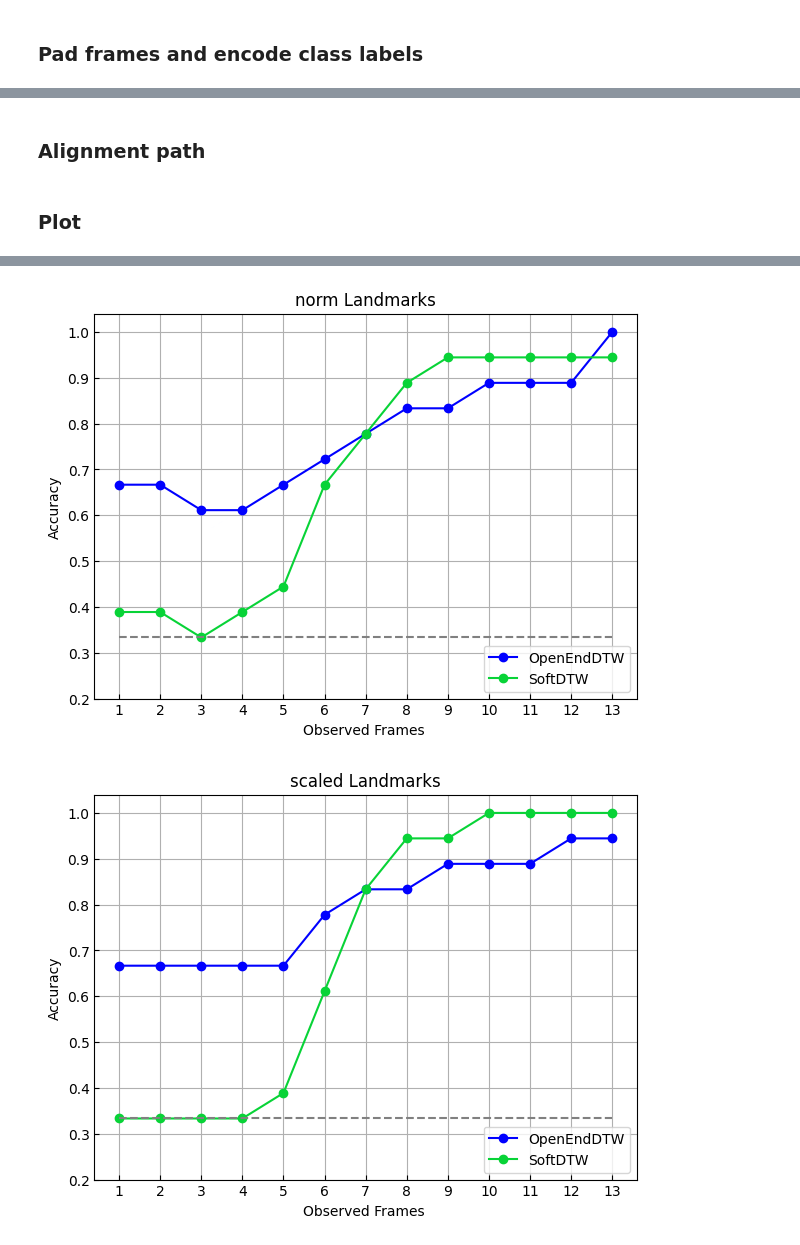
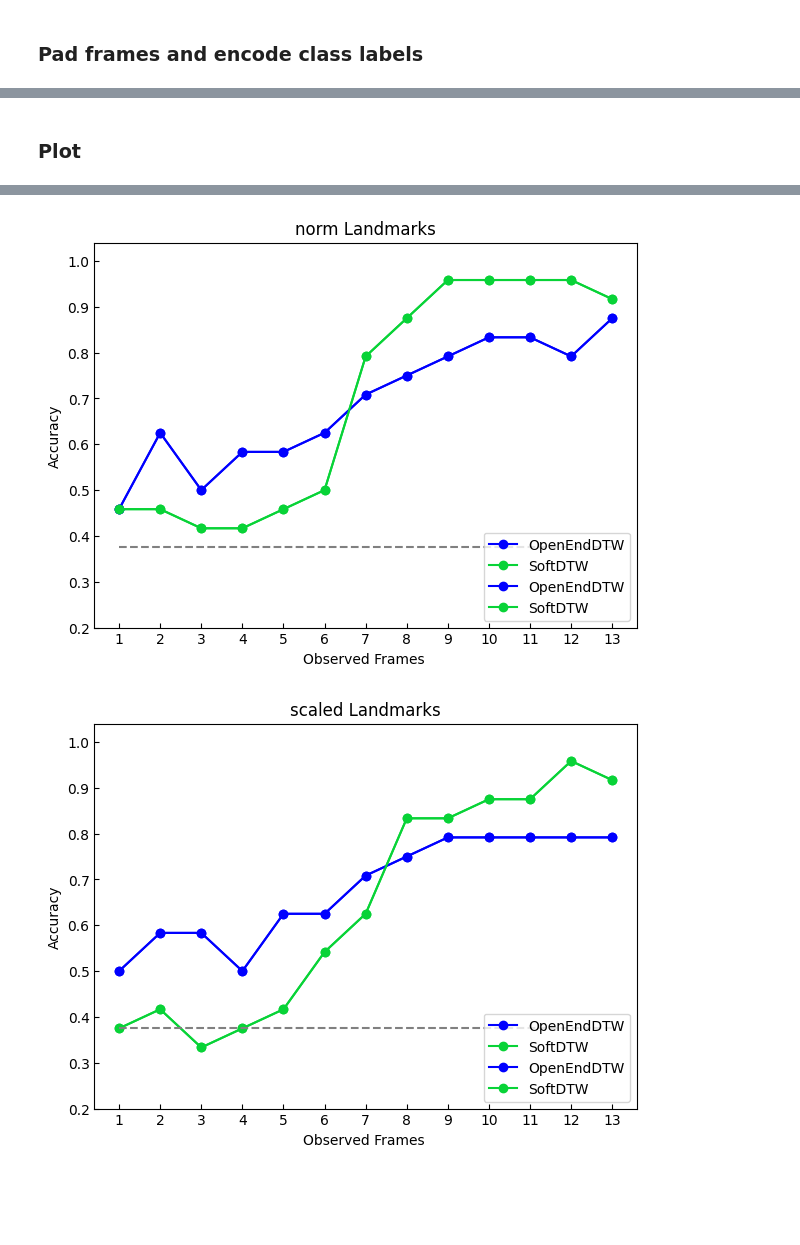
Before and after one commit to c-brz/RockPaperScissors, a Jupyter notebook: main/experiments_dtw/dtw_clean.ipynb, the cells around one changed output, grey strips where cells are left out. Cells and saved outputs as stored; diff of their text form; code cells hidden in the pictures; blank space fills up the shorter version.

Commit message:
run DTW using landamrk coordinates and produce plots

```diff
--- a/main/experiments_dtw/dtw_clean.ipynb
+++ b/main/experiments_dtw/dtw_clean.ipynb
@@ -38,7 +25,12 @@ f2("f1", arg1=10, arg2=20)
 # %%
 BASE_DIR = "/Users/christina/code/RockPaperScissors/my_rps_dataset/data/align2"
-CSV_FILE_NAME = "img_landmarks_norm_v8"
+CSV_FILE_NAME = "img_landmarks_norm_v14"
 COORD_TYPES = ['m', 'norm', 'scaled', 'rotated']
+PLOTS_DIR = "./outputs/dtw/"
+CREATE_PLOTS = False
+DTW_VARS = ['OpenEndDTW', 'SoftDTW']
+#DTW_VARS = ['CTW']
+DTW_COLORS = {'OpenEndDTW': 'blue', 'SoftDTW': '#08D337', 'CTW': 'orange'}
 # %% [markdown]
 ### Utils
 # %%
@@ -316,2 +334,0 @@ OpenEndDTW distance: 136.16965310
-# %% [markdown]
-### Alignment path
@@ -334,15 +335,20 @@ plot_alignment_matrix(np.random.rand(10, 10), 'Soft-DTW Alignment Example', 'Roc
 # %% [markdown]
 ### Plot
 # %%
-import matplotlib.pyplot as plt
-
 for COORD_TYPE in COORD_TYPES:
 
     plt.figure(figsize=(7,5))
-    config = {'OpenEndDTW': {'acc': [results_all[COORD_TYPE]['OpenEndDTW']['coords'][r]['acc'] for r in OBS_RATIOS],
-                            'color': 'blue'},
-            'SoftDTW': {'acc': [results_all[COORD_TYPE]['SoftDTW']['coords'][r]['acc'] for r in OBS_RATIOS],
-                        'color': '#08D337'}}
+    config = {f'{dtw_var}': {'acc': [results_all[COORD_TYPE][dtw_var]['coords'][r]['acc'] for r in OBS_RATIOS],
+                            'color': DTW_COLORS[dtw_var]} for dtw_var in DTW_VARS}
+
+    for label, res in config.items():
+        plt.plot(OBS_RATIOS, res['acc'], marker='o', label=label, color=res['color'])
+
+    plt.xlabel(f"Observed Frames {'(%)' if OBS_RATIOS[0] > 1 else ''}")
+    plt.ylabel("Accuracy")
+    plt.title(f"{COORD_TYPE} Landmarks")
+    plt.grid()
+    plt.legend(loc='lower right')
 
     for label, res in config.items():
         plt.plot(OBS_RATIOS, res['acc'], marker='o', label=label, color=res['color'])
@@ -354,7 +360,8 @@ for COORD_TYPE in COORD_TYPES:
     plt.legend(loc='lower right')
     plt.xticks(OBS_RATIOS)
     plt.ylim(0.2, 1.04)
-    plt.hlines(1/3, OBS_RATIOS[0], OBS_RATIOS[-1], colors='gray', linestyles='dashed', label='Random')
+    _, yt_n =  np.unique(y_test, return_counts=True)
+    plt.hlines(np.max(yt_n)/np.sum(yt_n), OBS_RATIOS[0], OBS_RATIOS[-1], colors='gray', linestyles='dashed', label='Random')
     plt.tick_params(axis='both', direction='in', which='both')
     plt.show()
 # %% [output]
@@ -362,2 +369,2 @@ for COORD_TYPE in COORD_TYPES:
-[figure, old version]
+[figure, new version]
-[figure, old version]
+[figure, new version]
```
Also changed, not shown: parts of 9 cells of this notebook.
